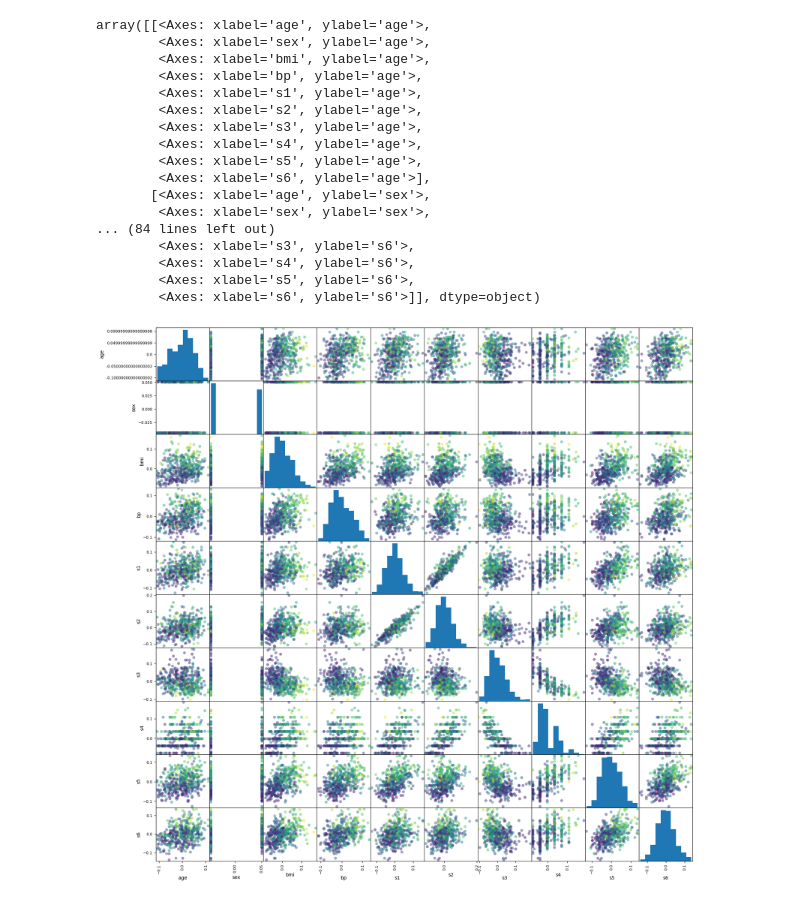
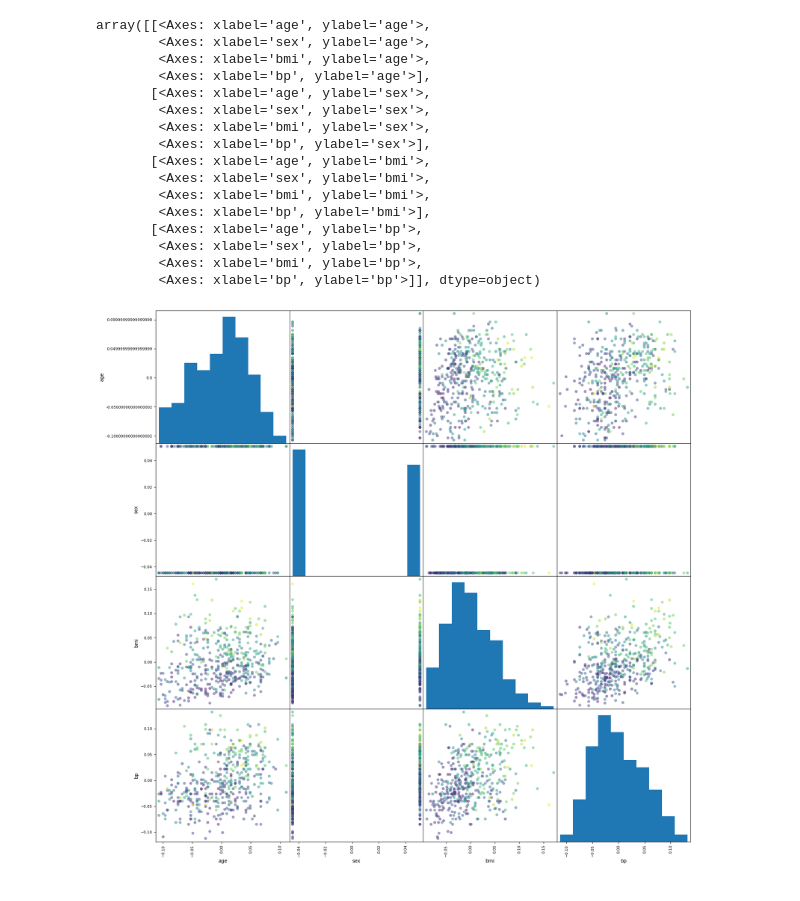
Before and after one commit to elboboua/intro-to-ml-with-python, a Jupyter notebook: chapter_2/etc/scatter_plot.ipynb, the cells around one changed output. Drawn from its saved outputs; the diff is of its cells as text; code cells hidden in the pictures.

Commit message:
changing scatter plot

```diff
--- a/chapter_2/etc/scatter_plot.ipynb
+++ b/chapter_2/etc/scatter_plot.ipynb
@@ -5,24 +25,23 @@ diabetes = load_diabetes()
 # %%
 import pandas as pd
 
-diabetes_dataframe = pd.DataFrame(diabetes["data"], columns=diabetes.feature_names)
+diabetes_dataframe = pd.DataFrame(diabetes["data"][:,:4], columns=diabetes.feature_names[:4])
 pd.plotting.scatter_matrix(diabetes_dataframe, c=diabetes["target"], marker="o", figsize=(20,20))
 # %% [output]
 array([[<Axes: xlabel='age', ylabel='age'>,
         <Axes: xlabel='sex', ylabel='age'>,
         <Axes: xlabel='bmi', ylabel='age'>,
-        <Axes: xlabel='bp', ylabel='age'>,
-        <Axes: xlabel='s1', ylabel='age'>,
-        <Axes: xlabel='s2', ylabel='age'>,
-        <Axes: xlabel='s3', ylabel='age'>,
-        <Axes: xlabel='s4', ylabel='age'>,
-        <Axes: xlabel='s5', ylabel='age'>,
-        <Axes: xlabel='s6', ylabel='age'>],
+        <Axes: xlabel='bp', ylabel='age'>],
        [<Axes: xlabel='age', ylabel='sex'>,
         <Axes: xlabel='sex', ylabel='sex'>,
-... (84 lines left out)
-        <Axes: xlabel='s3', ylabel='s6'>,
-        <Axes: xlabel='s4', ylabel='s6'>,
-        <Axes: xlabel='s5', ylabel='s6'>,
-        <Axes: xlabel='s6', ylabel='s6'>]], dtype=object)
+        <Axes: xlabel='bmi', ylabel='sex'>,
+        <Axes: xlabel='bp', ylabel='sex'>],
+       [<Axes: xlabel='age', ylabel='bmi'>,
+        <Axes: xlabel='sex', ylabel='bmi'>,
+        <Axes: xlabel='bmi', ylabel='bmi'>,
+        <Axes: xlabel='bp', ylabel='bmi'>],
+       [<Axes: xlabel='age', ylabel='bp'>,
+        <Axes: xlabel='sex', ylabel='bp'>,
+        <Axes: xlabel='bmi', ylabel='bp'>,
+        <Axes: xlabel='bp', ylabel='bp'>]], dtype=object)
-[figure, old version]
+[figure, new version]
```
Also changed, not shown: parts of 1 cell of this notebook.
